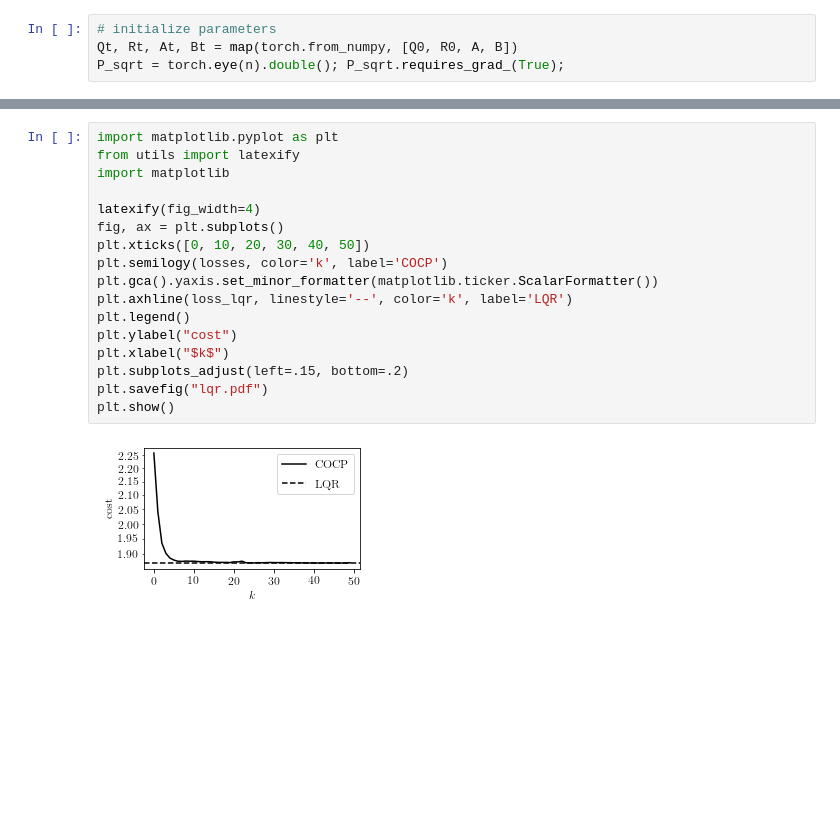
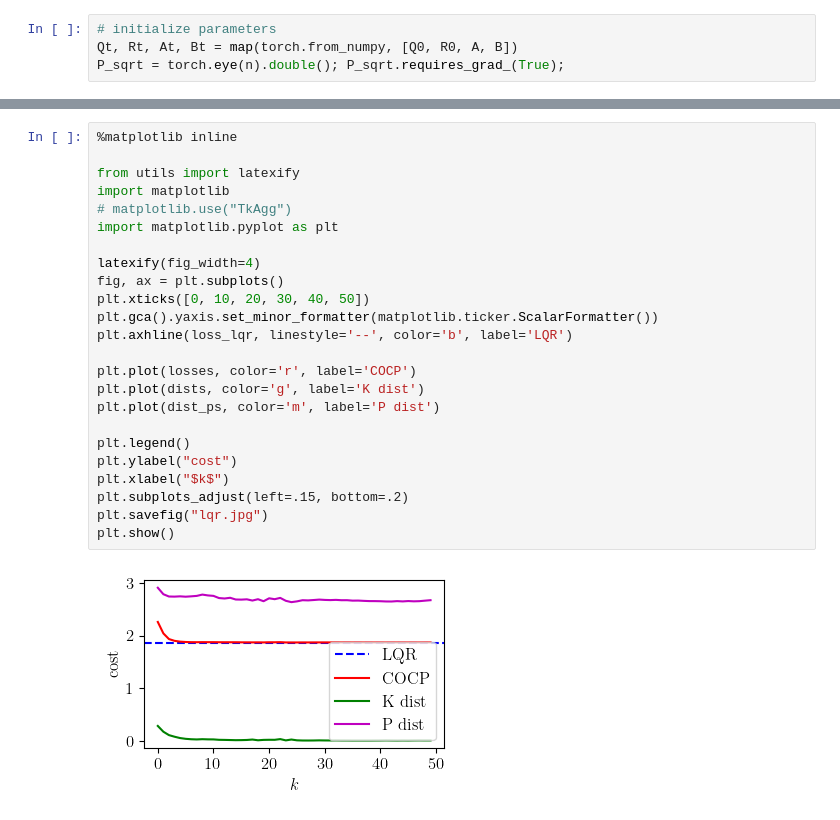
Before and after one commit to cyan-at/cocp, a Jupyter notebook: lqr.ipynb, the cells around one changed output, grey strips where cells are left out. Drawn from its saved outputs; the diff is of its cells as text; blank space fills up the shorter version.

```diff
--- a/lqr.ipynb
+++ b/lqr.ipynb
@@ -104,19 +165,26 @@ RuntimeError: linalg.solve: A must be batches of square matrices, but they are 4
 # %%
-import matplotlib.pyplot as plt
+%matplotlib inline
+
 from utils import latexify
 import matplotlib
+# matplotlib.use("TkAgg")
+import matplotlib.pyplot as plt
 
 latexify(fig_width=4)
 fig, ax = plt.subplots()
 plt.xticks([0, 10, 20, 30, 40, 50])
-plt.semilogy(losses, color='k', label='COCP')
 plt.gca().yaxis.set_minor_formatter(matplotlib.ticker.ScalarFormatter())
-plt.axhline(loss_lqr, linestyle='--', color='k', label='LQR')
+plt.axhline(loss_lqr, linestyle='--', color='b', label='LQR')
+
+plt.plot(losses, color='r', label='COCP')
+plt.plot(dists, color='g', label='K dist')
+plt.plot(dist_ps, color='m', label='P dist')
+
 plt.legend()
 plt.ylabel("cost")
 plt.xlabel("$k$")
 plt.subplots_adjust(left=.15, bottom=.2)
-plt.savefig("lqr.pdf")
+plt.savefig("lqr.jpg")
 plt.show()
 # %% [output]
-[figure, old version]
+[figure, new version]
```
Also changed, not shown: parts of 8 cells of this notebook, 2 other files.
